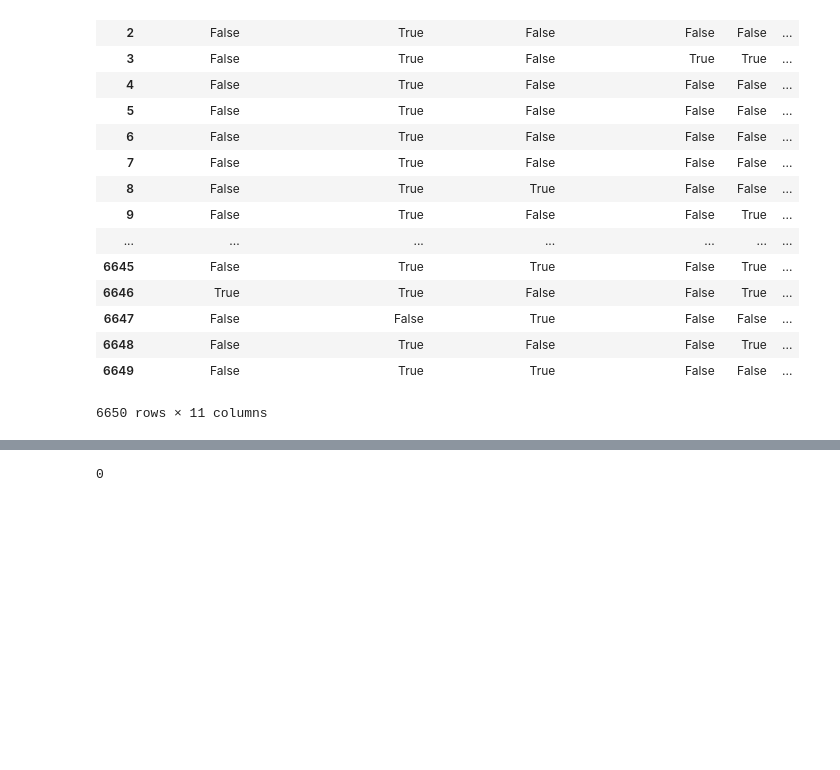
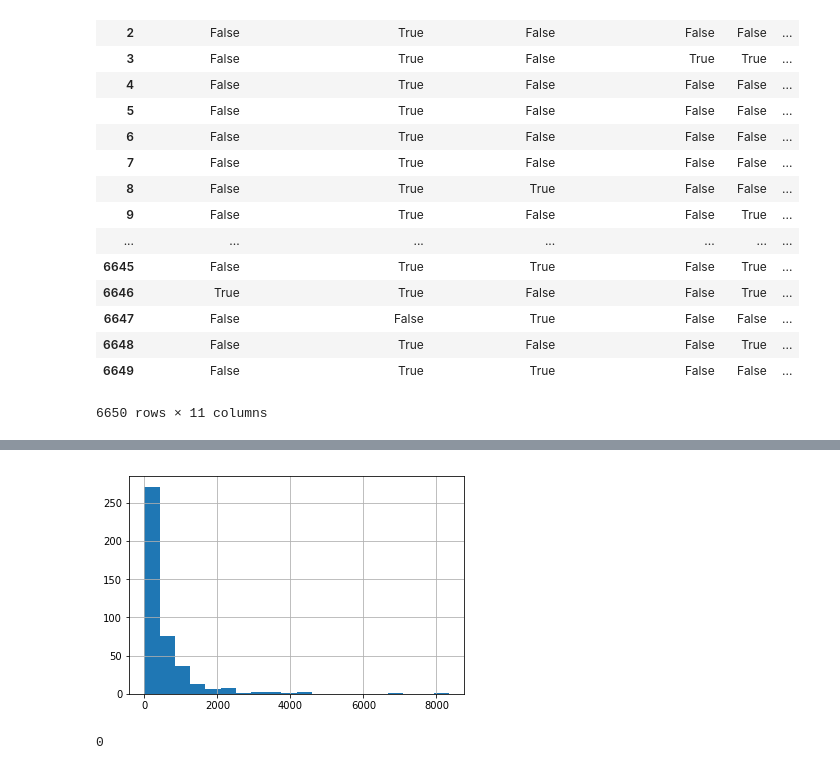
Before and after one commit to michelletran42/Yelp-Attributes-Health-Score, a Jupyter notebook: YelpRatingAnalysis.ipynb, the cells around one changed output, grey strips where cells are left out. Saved outputs shown, nothing was run; the diff lists cells and outputs as text; code cells hidden in the pictures; blank space fills up the shorter version.

```diff
--- a/YelpRatingAnalysis.ipynb
+++ b/YelpRatingAnalysis.ipynb
@@ -316,3 +322,8 @@ Viewing Restaurants with a 1-2 dollar price range according to Yelp
+# %%
+df_price_3to4.review_count.hist(bins=20)
+f1 = plt.gcf()
+# %% [output]
+[figure, added]
 # %%
 # %% [output]
 0
```
Also changed, not shown: parts of 9 cells of this notebook.
